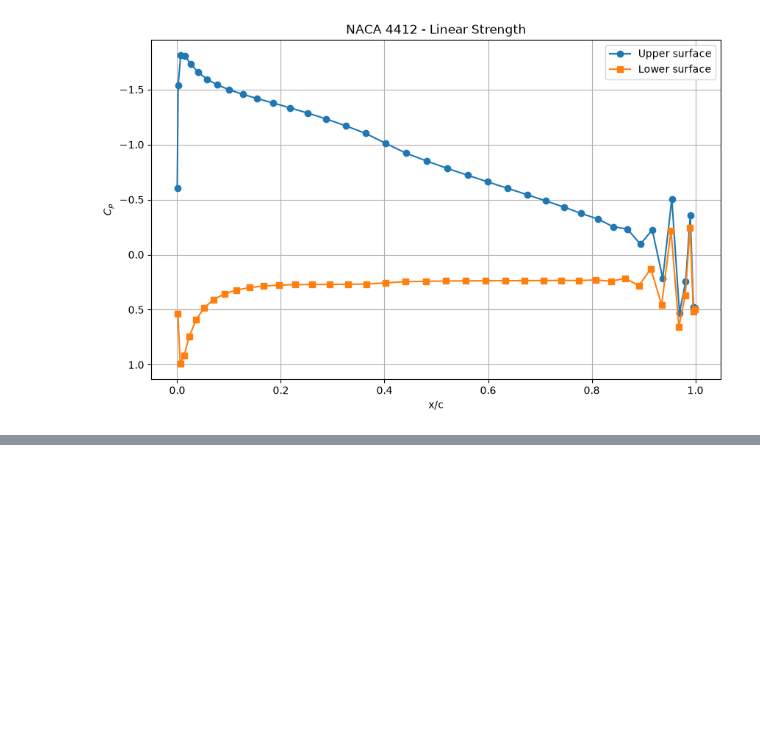
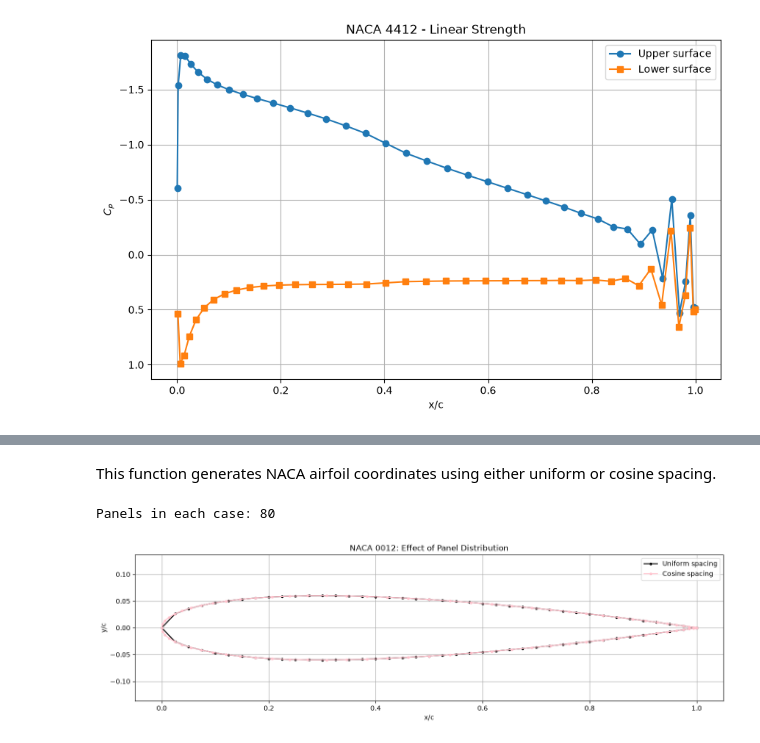
Before and after one commit to Aathi2165/AE611_2026, a Jupyter notebook: Aathi Skantha Roopan T_SC26M001.ipynb, the cells around one changed output, grey strips where cells are left out. Cells and saved outputs as stored; diff of their text form; code cells hidden in the pictures; blank space fills up the shorter version.

```diff
--- a/Aathi Skantha Roopan T_SC26M001.ipynb
+++ b/Aathi Skantha Roopan T_SC26M001.ipynb
@@ -1059,0 +1140,2 @@ plt.show()
+# %% [markdown]
+This function generates NACA airfoil coordinates using either uniform or cosine spacing.
@@ -1059,0 +1184,25 @@ plt.show()
+# %%
+# NACA 0012
+x0012_uniform, y0012_uniform = naca4_distribution(0.0, 0.0, 0.12, n=41, spacing="uniform")
+x0012_cosine, y0012_cosine = naca4_distribution(0.0, 0.0, 0.12, n=41, spacing="cosine")
+
+# NACA 4412
+x4412_uniform, y4412_uniform = naca4_distribution(0.04, 0.4, 0.12, n=41, spacing="uniform")
+x4412_cosine, y4412_cosine = naca4_distribution(0.04, 0.4, 0.12, n=41, spacing="cosine")
+
+print("Panels in each case:", len(x0012_uniform) - 1)
+# %% [output]
+Panels in each case: 80
+# %%
+plt.figure(figsize=(16, 4))
+plt.plot(x0012_uniform, y0012_uniform,"o-",markersize=3,label="Uniform spacing",color="black")
+plt.plot(x0012_cosine, y0012_cosine,"o-",markersize=3,label="Cosine spacing",color="pink")
+plt.xlabel("x/c")
+plt.ylabel("y/c")
+plt.title("NACA 0012: Effect of Panel Distribution")
+plt.axis("equal")
+plt.grid()
+plt.legend()
+plt.show()
+# %% [output]
+[figure, added]
```
Also changed, not shown: parts of 26 cells of this notebook.
